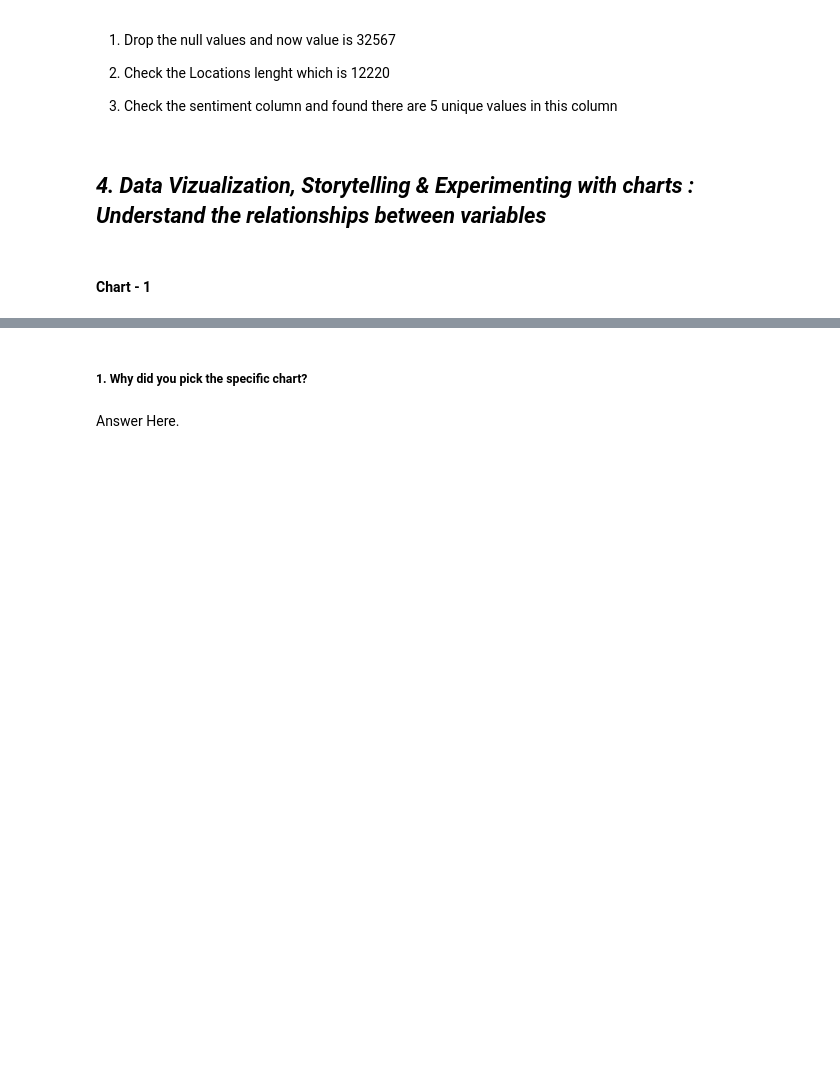
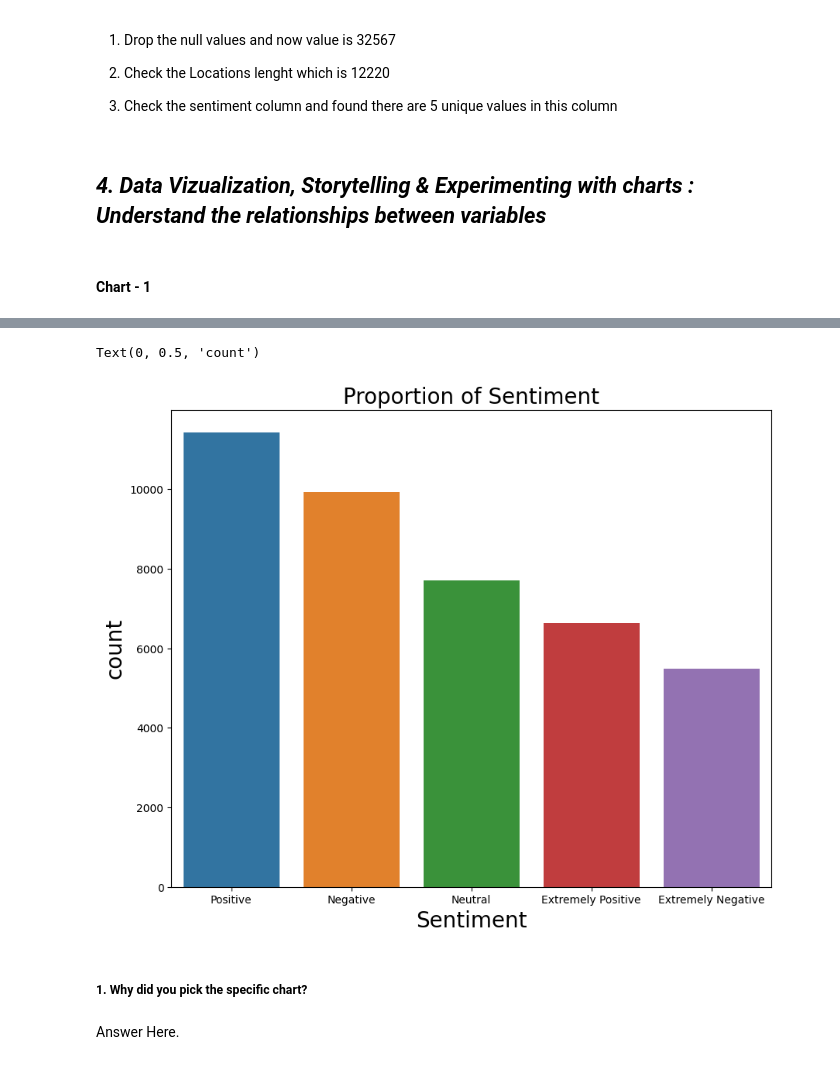
Before and after one commit to khalilkhan1111/corona_virus_tweet_setiment_analysis, a Jupyter notebook: Corona_virus_Tweet_Sentiment_Analysis.ipynb, the cells around one changed output, grey strips where cells are left out. Drawn from its saved outputs; the diff is of its cells as text; code cells hidden in the pictures; blank space fills up the shorter version.

```diff
--- a/Corona_virus_Tweet_Sentiment_Analysis.ipynb
+++ b/Corona_virus_Tweet_Sentiment_Analysis.ipynb
@@ -303,0 +308,6 @@ Name: Sentiment, dtype: int64
+# %%
+# Chart - 1 visualization code
+# Tweet count for each sentiment
+sentiment_count = df['Sentiment'].value_counts().reset_index()
+sentiment_count.columns = ['Sentiment','count']
+sentiment_count
@@ -304,3 +321,13 @@ Name: Sentiment, dtype: int64
+# %%
+#visualize the tweet count of sentiment
+plt.figure(figsize=(10,8))
+tc = sns.barplot(x="Sentiment", y='count', data=sentiment_count)
+tc.set_title("Proportion of Sentiment", fontsize=20)
+tc.set_xlabel("Sentiment", fontsize=20)
+tc.set_ylabel('count', fontsize=20)
+# %% [output]
+Text(0, 0.5, 'count')
+[figure, added]
 # %% [markdown]
 ##### 1. Why did you pick the specific chart?
 # %% [markdown]
```
Also changed, not shown: parts of 28 cells of this notebook.
